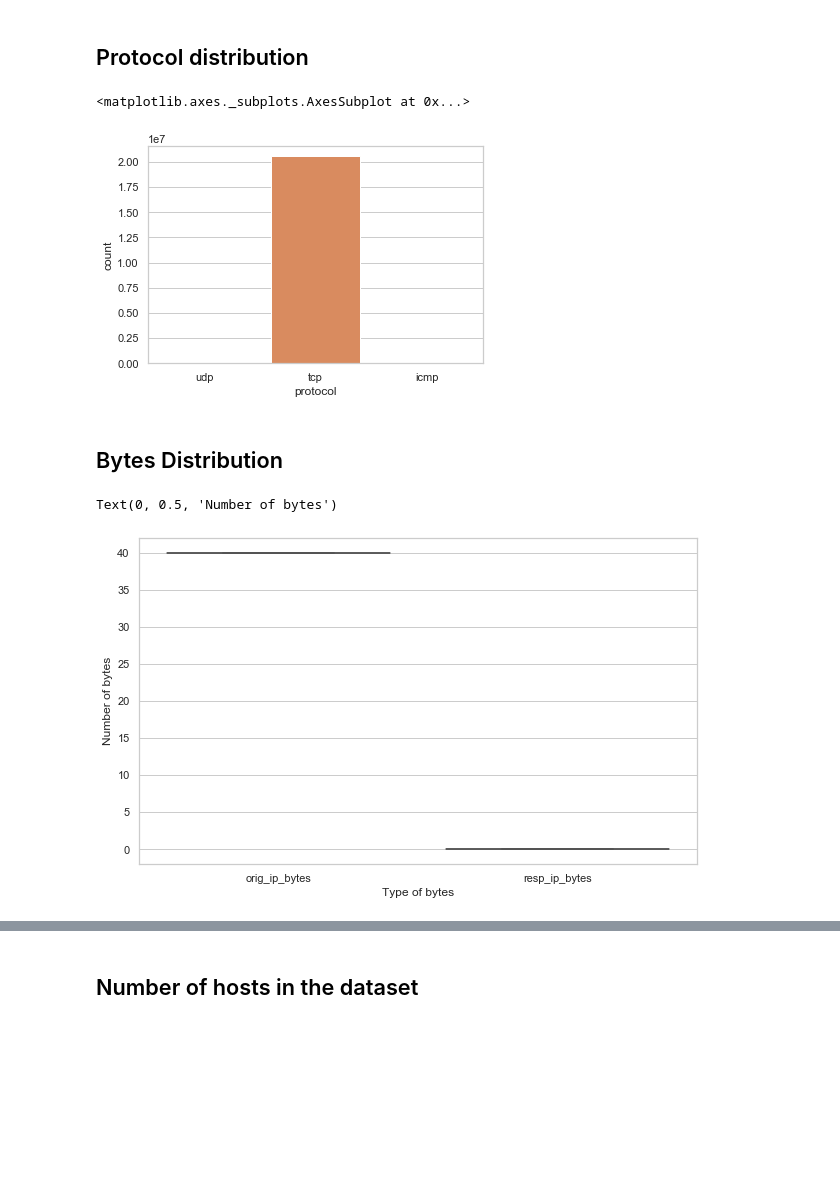
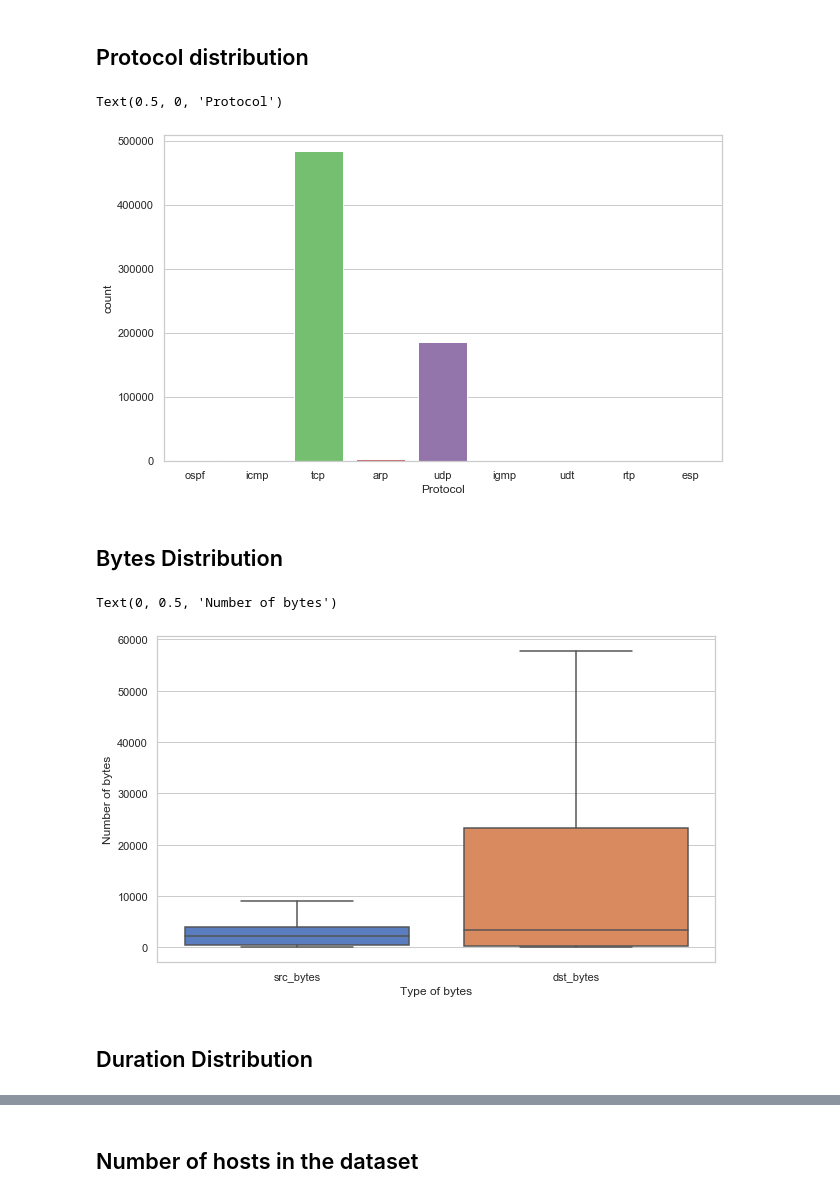
Before and after one commit to ghabbenjansen/thesis-vasileios, a Jupyter notebook: statistics_visualization.ipynb, the cells around one changed output, grey strips where cells are left out. Cells and saved outputs as stored; diff of their text form; code cells hidden in the pictures; blank space fills up the shorter version.

```diff
--- a/statistics_visualization.ipynb
+++ b/statistics_visualization.ipynb
@@ -11,7 +11,7 @@ warnings.simplefilter(action='ignore', category=FutureWarning)
 # Benign Data
 # %%
 # open a capture with the normal data from a scenario
-data = pd.read_pickle('Datasets/IOT23/Malware-Capture-43-1/zeek_normal.pkl')
+data = pd.read_pickle('Datasets/UNSW-NB15/UNSW-NB15-1/normal.pkl')
 # %% [markdown]
 ## The structure of the dataset
 # %%
@@ -49,17 +84,21 @@ Text(0, 0.5, 'Number of flows')
 # %% [markdown]
 ## Protocol distribution
 # %%
+plt.figure(figsize=(10, 6))
 sns.countplot(x="protocol", data=data)
+plt.xlabel("Protocol")
 # %% [output]
-<matplotlib.axes._subplots.AxesSubplot at 0x...>
+Text(0.5, 0, 'Protocol')
-[figure, old version]
+[figure, new version]
 # %% [markdown]
 ## Bytes Distribution
 # %%
 plt.figure(figsize=(10, 6))
-sns.boxplot(x="variable", y="value", data=pd.melt(data[['orig_ip_bytes', 'resp_ip_bytes']]), showfliers=False)
+sns.boxplot(x="variable", y="value", data=pd.melt(data[['src_bytes', 'dst_bytes']]), showfliers=False)
 plt.xlabel('Type of bytes')
 plt.ylabel('Number of bytes')
 # %% [output]
 Text(0, 0.5, 'Number of bytes')
-[figure, old version]
+[figure, new version]
+# %% [markdown]
+## Duration Distribution
```
Also changed, not shown: parts of 124 cells of this notebook, 15 other files.
